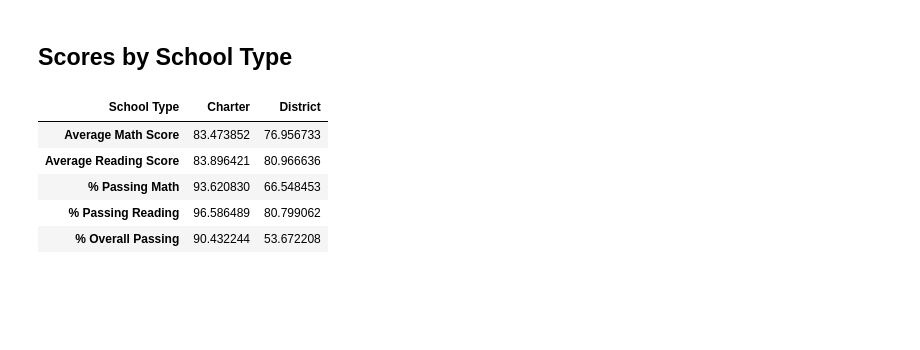
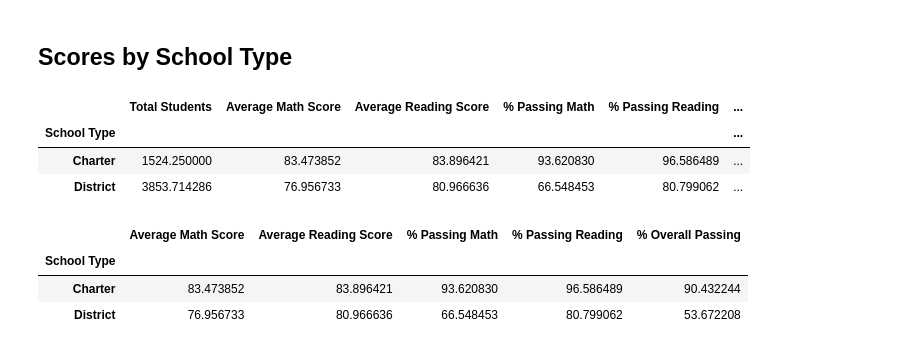
Before and after one commit to gdagger/Pandas-Challenge, a Jupyter notebook: PyCitySchools/PyCitySchools.ipynb, the cells around one changed output. Cells and saved outputs as stored; diff of their text form; code cells hidden in the pictures; blank space fills up the shorter version.

```diff
--- a/PyCitySchools/PyCitySchools.ipynb
+++ b/PyCitySchools/PyCitySchools.ipynb
@@ -254,16 +290,18 @@ overall_passing_rate = passing_math_and_reading.groupby(["school_name"]).count()
 # Create a DataFrame called `per_school_summary` with columns for the calculations above.
 
 per_school_summary = pd.concat([school_types, per_school_counts, per_school_budget, per_school_capita, per_school_math, per_school_reading,
-                                per_school_passing_math, per_school_passing_reading, overall_passing_rate], axis=1)
+                                per_school_passing_math, per_school_passing_reading, overall_passing_rate], axis=1, )
 
-per_school_summary.columns = ["School Type", "Total Students", "Total School Budget", "Per Student Budget", "Average Math Score", "Average Reading Score", "% Passing Math",
-                                "% Passing Reading", "% Overall Passing"]
+# Rename columns
+per_school_summary = per_school_summary.rename(columns={"type":"School Type", "size":"Total Students", "budget":"Total School Budget", 0:"Per Student Budget",
+                                                "math_score":"Average Math Score", "reading_score":"Average Reading Score", 1:"% Passing Math",
+                                                2:"% Passing Reading", 3:"% Overall Passing"})
 
 # Formatting
 per_school_summary["Total School Budget"] = per_school_summary["Total School Budget"].map("${:,.2f}".format)
 per_school_summary["Per Student Budget"] = per_school_summary["Per Student Budget"].map("${:,.2f}".format)
 
-# Display the DataFrame
-per_school_summary
+# Display the DataFrame (with indices alphabetically sorted)
+per_school_summary.sort_index()
 # %% [output]
 |  | School Type | Total Students | Total School Budget | Per Student Budget | Average Math Score | ... |
@@ -456,12 +557,20 @@ size_summary
 # %% [markdown]
 ## Scores by School Type
 # %%
-# Group the per_school_summary DataFrame by "School Type" and average the results.
+# # Group the per_school_summary DataFrame by "School Type" and average the results.
 type_math_scores = per_school_summary.groupby(["School Type"]).mean()
 type_reading_scores = per_school_summary.groupby(["School Type"]).mean()
 type_passing_math = per_school_summary.groupby(["School Type"]).mean()
 type_passing_reading = per_school_summary.groupby(["School Type"]).mean()
 type_overall_passing = per_school_summary.groupby(["School Type"]).mean()
+
+# type_grouped_avgs = per_school_summary.groupby(["School Type"]).mean()
+
+# average_math_score_by_type = type_grouped_avgs["Average Math Score"]
+# average_reading_score_by_type = type_grouped_avgs["Average Reading Score"]
+# average_percent_passing_math_by_type = type_grouped_avgs["% Passing Math"]
+# average_percent_passing_reading_by_type = type_grouped_avgs["% Passing Reading"]
+# average_percent_overall_passing_by_type = type_grouped_avgs["% Overall Passing"]
 
 # Use the code provided to select new column data
 average_math_score_by_type = type_math_scores["Average Math Score"]
@@ -469,17 +578,23 @@ average_reading_score_by_type = type_reading_scores["Average Reading Score"]
 average_percent_passing_math_by_type = type_passing_math["% Passing Math"]
 average_percent_passing_reading_by_type = type_passing_reading["% Passing Reading"]
 average_percent_overall_passing_by_type = type_overall_passing["% Overall Passing"]
+
+type_math_scores
+# %% [output]
+|  | Total Students | Average Math Score | Average Reading Score | % Passing Math | % Passing Reading | ... |
+| School Type |  |  |  |  |  | ... |
+| Charter | 1524.250000 | 83.473852 | 83.896421 | 93.620830 | 96.586489 | ... |
+| District | 3853.714286 | 76.956733 | 80.966636 | 66.548453 | 80.799062 | ... |
 # %%
 # Assemble the new data by type into a DataFrame called `type_summary`
 
-type_summary = pd.DataFrame([average_math_score_by_type, average_reading_score_by_type, average_percent_passing_math_by_type, average_percent_passing_reading_by_type, average_percent_overall_passing_by_type])
+type_summary = pd.concat([average_math_score_by_type, average_reading_score_by_type, average_percent_passing_math_by_type,
+                                average_percent_passing_reading_by_type, average_percent_overall_passing_by_type], axis=1)
 
 # Display results
 type_summary
 # %% [output]
-| School Type | Charter | District |
-| Average Math Score | 83.473852 | 76.956733 |
-| Average Reading Score | 83.896421 | 80.966636 |
-| % Passing Math | 93.620830 | 66.548453 |
-| % Passing Reading | 96.586489 | 80.799062 |
-| % Overall Passing | 90.432244 | 53.672208 |
+|  | Average Math Score | Average Reading Score | % Passing Math | % Passing Reading | % Overall Passing |
+| School Type |  |  |  |  |  |
+| Charter | 83.473852 | 83.896421 | 93.620830 | 96.586489 | 90.432244 |
+| District | 76.956733 | 80.966636 | 66.548453 | 80.799062 | 53.672208 |
```
Also changed, not shown: parts of 31 cells of this notebook, 12 other files.
